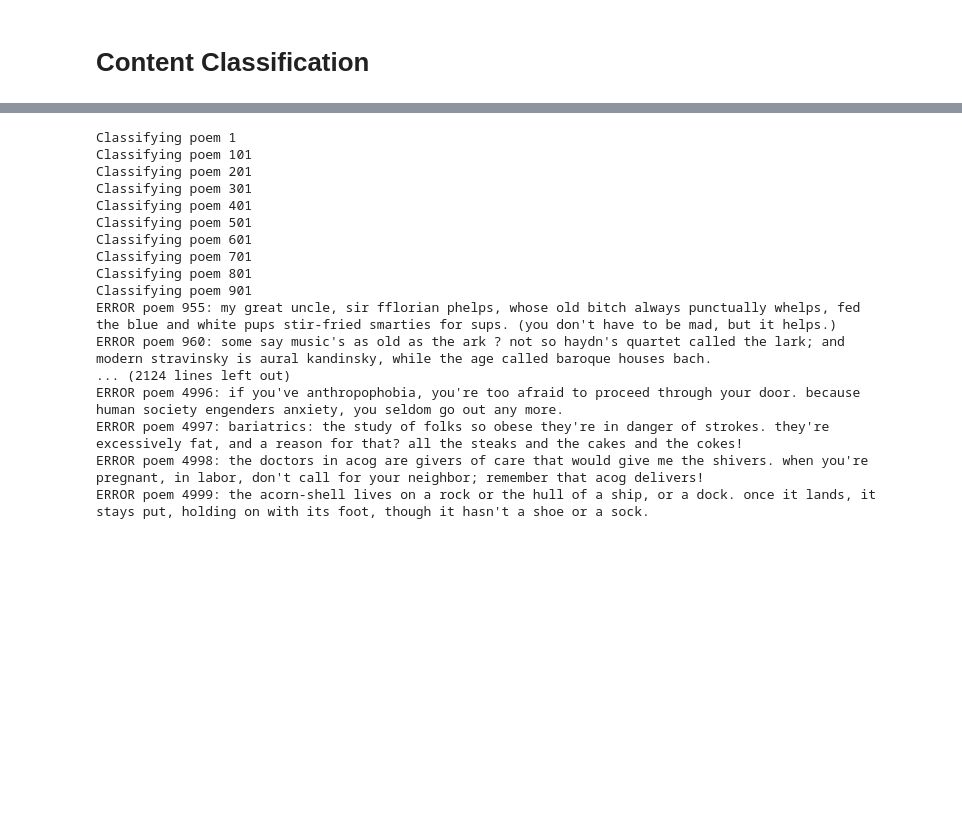
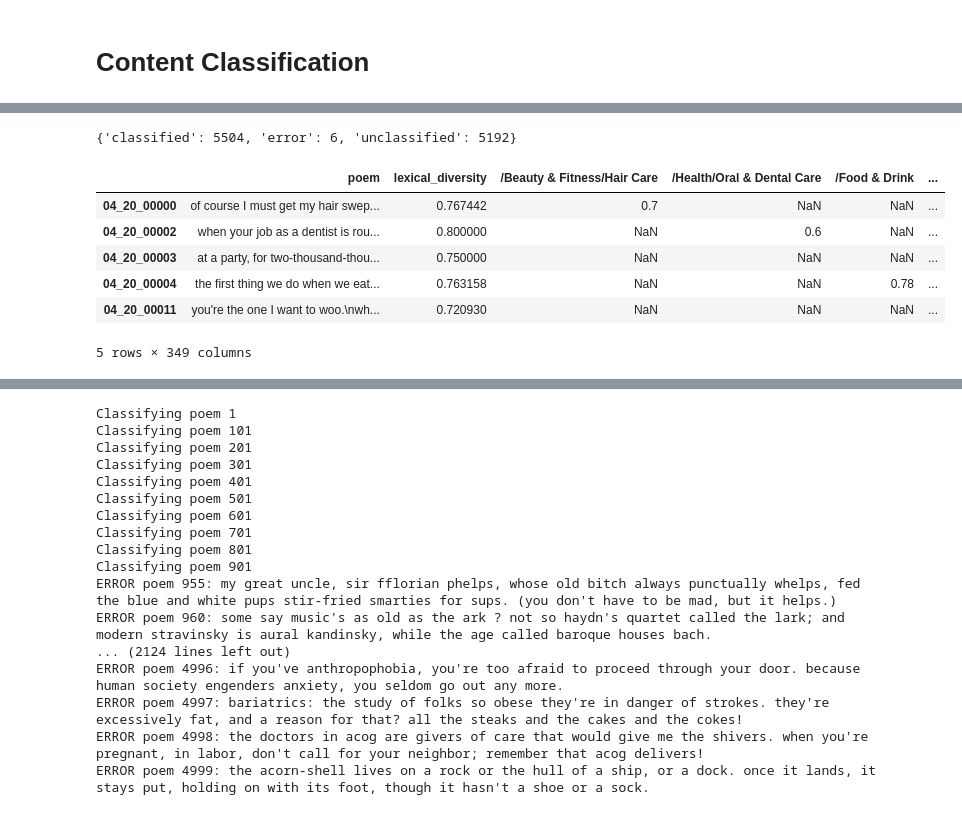
Before and after one commit to coderalo/11785-automatic-poetry-generation, a Jupyter notebook: experimental/poem_content_classification.ipynb, the cells around one changed output, grey strips where cells are left out. Cells and saved outputs as stored; diff of their text form; code cells hidden in the pictures; blank space fills up the shorter version.

```diff
--- a/experimental/poem_content_classification.ipynb
+++ b/experimental/poem_content_classification.ipynb
@@ -206,0 +296,23 @@ def classify_poems(poems, verbose=False, check_freq=100):
+# %%
+classified_free_form_poems = results.copy()
+# %%
+# combining in lexical diversity results using poem key
+for k, v in classified_free_form_poems.items():
+  v['lexical_diversity'] = filtered_free_form_poems[k]['lexical_diversity']
+# %%
+counts = {
+    'classified': 0,
+    'unclassified': 0,
+    'error': 0
+}
+for k, v in results.items():
+  if v['class']:
+    counts['classified'] += 1
+  elif isinstance(v['class'], dict):
+    counts['unclassified'] += 1
+  else:
+    counts['error'] += 1
+# %%
+counts
+# %% [output]
+{'classified': 5504, 'error': 6, 'unclassified': 5192}
@@ -206,0 +326,15 @@ def classify_poems(poems, verbose=False, check_freq=100):
+# %%
+# package into dataframe
+unpack_classes = {k: v['class'] for k, v in classified_free_form_poems.items()}  # pull out classes into own dict for flattening
+classified_free_form_poems_df = pd.concat([pd.DataFrame.from_dict(classified_free_form_poems, orient='index').drop(['class'], axis=1),
+                                           pd.DataFrame.from_dict(unpack_classes).T.astype('float64')], axis=1)
+# %%
+classified_free_form_poems_df.head()
+# %% [output]
+|  | poem | lexical_diversity | /Beauty & Fitness/Hair Care | /Health/Oral & Dental Care | /Food & Drink | ... |
+| 04_20_00000 | of course I must get my hair swep... | 0.767442 | 0.7 | NaN | NaN | ... |
+| 04_20_00002 | when your job as a dentist is rou... | 0.800000 | NaN | 0.6 | NaN | ... |
+| 04_20_00003 | at a party, for two-thousand-thou... | 0.750000 | NaN | NaN | NaN | ... |
+| 04_20_00004 | the first thing we do when we eat... | 0.763158 | NaN | NaN | 0.78 | ... |
+| 04_20_00011 | you're the one I want to woo.\nwh... | 0.720930 | NaN | NaN | NaN | ... |
+5 rows × 349 columns
```
Also changed, not shown: parts of 17 cells of this notebook, 6 other files.
